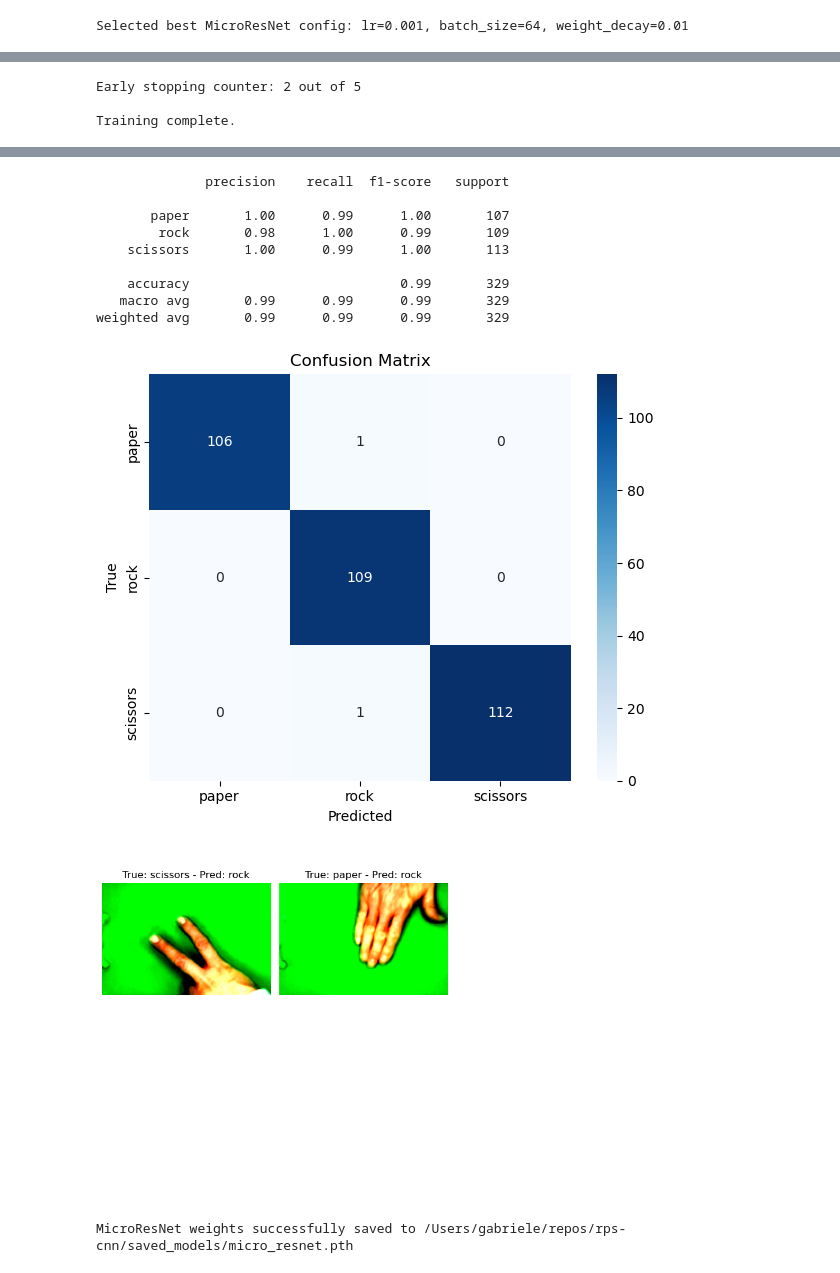
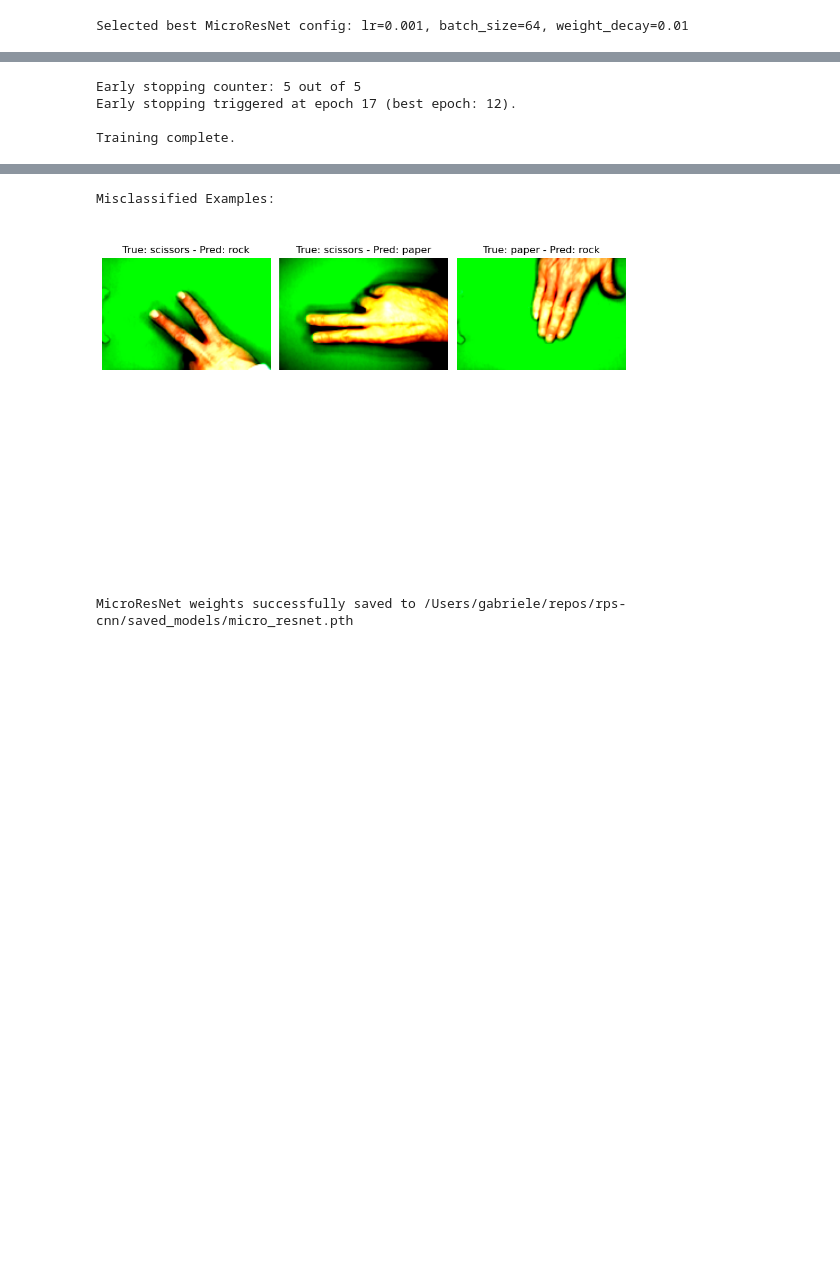
Before and after one commit to gabrieelsky/rps-cnn, a Jupyter notebook: main.ipynb, the cells around one changed output, grey strips where cells are left out. Cells and saved outputs as stored; diff of their text form; code cells hidden in the pictures; blank space fills up the shorter version.

```diff
--- a/main.ipynb
+++ b/main.ipynb
@@ -278,12 +277,12 @@ Grid search complete. Top results (sorted by mean validation accuracy):
 4  0.0010        0.0001          16      0.994057     0.006563
 # %%
 # Extract best configuration from tuning results
-best_config = tuning_results.iloc[0]
-# best_config = {
-#     'lr': 1e-3,
-#     'batch_size': 16,
-#     'weight_decay': 1e-4
-# }
+# best_config = tuning_results.iloc[0]
+best_config = {
+    'lr': 0.001,
+    'batch_size': 64,
+    'weight_decay': 0.01
+}
 
 best_lr = float(best_config['lr'])
 best_batch_size = int(best_config['batch_size'])
@@ -293,6 +292,7 @@ print(f"Selected best MicroResNet config: lr={best_lr}, batch_size={best_batch_s
 # %% [output]
 Selected best MicroResNet config: lr=0.001, batch_size=64, weight_decay=0.01
 # %%
+best_weight_decay = 0
 train_loader, val_loader, test_loader, _ = create_dataloaders(RAW_DATA_DIR, batch_size=best_batch_size)
 
 
@@ -351,8 +351,6 @@ test_loss, test_acc, all_preds, all_labels = evaluate_model(
  )
 
 class_names = [name for name, idx in sorted(class_mapping.items(), key=lambda item: item[1])]
-print_classification_report(all_labels, all_preds, class_names)
-plot_confusion_matrix(all_labels, all_preds, class_names)
 show_misclassified_grid(test_loader.dataset, all_labels, all_preds, class_names, grid=(2, 4))
 
 save_path = os.path.join(MODELS_DIR, "micro_resnet.pth")
@@ -364,3 +362,4 @@ print(f"\nMicroResNet weights successfully saved to {save_path}")
-Early stopping counter: 2 out of 5
+Early stopping counter: 5 out of 5
+Early stopping triggered at epoch 17 (best epoch: 12).
 
 Training complete.
@@ -389,12 +386,3 @@ weighted avg       0.99      0.99      0.99       329
-              precision    recall  f1-score   support
-
-       paper       1.00      0.99      1.00       107
-        rock       0.98      1.00      0.99       109
-    scissors       1.00      0.99      1.00       113
-
-    accuracy                           0.99       329
-   macro avg       0.99      0.99      0.99       329
-weighted avg       0.99      0.99      0.99       329
+Misclassified Examples:
-[figure, old version]
+[figure, new version]
-[figure, removed]
 MicroResNet weights successfully saved to /Users/gabriele/repos/rps-cnn/saved_models/micro_resnet.pth
```
Also changed, not shown: parts of 8 cells of this notebook, 1 other file.
